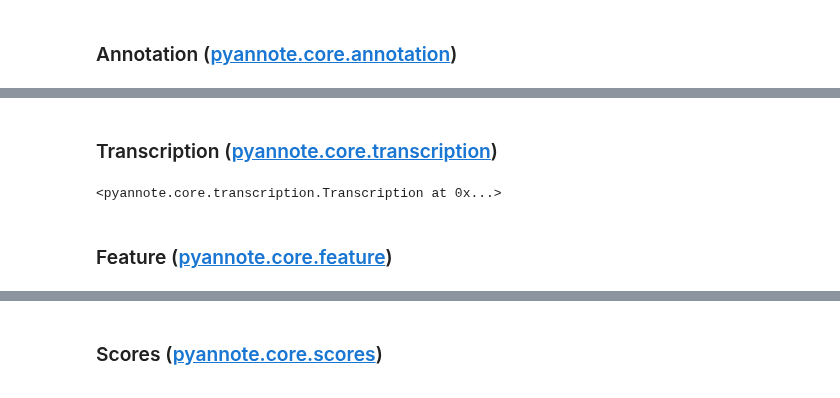
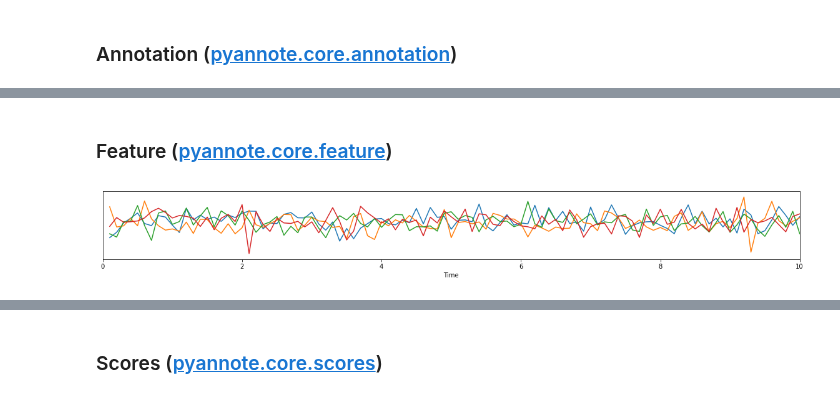
Before and after one commit to pyannote/pyannote-core, a Jupyter notebook: notebook/index.ipynb, the cells around one changed output, grey strips where cells are left out. Drawn from its saved outputs; the diff is of its cells as text; code cells hidden in the pictures.

Commit message:
BREAKING: remove Transcription class

```diff
--- a/notebook/index.ipynb
+++ b/notebook/index.ipynb
@@ -50,14 +50,3 @@ annotation
-# %% [markdown]
-### Transcription ([pyannote.core.transcription](pyannote.core.transcription.ipynb))
-# %%
-transcription = Transcription()
-transcription.add_edge(T(1), T(5), speech='Hi Jack', speaker='John')
-transcription.add_edge(T(5), T(6))
-transcription.add_edge(T(6), T(8), speech='Hello John', speaker='Jack')
-transcription.add_edge(T(1), T(8), summary='Jack meets John')
-transcription
-# %% [output]
-<pyannote.core.transcription.Transcription at 0x...>
 # %% [markdown]
 ### Feature ([pyannote.core.feature](pyannote.core.feature.ipynb))
 # %%
@@ -65,6 +54,10 @@ transcription
 frame = SlidingWindow(start=0.0, step=0.100, duration=0.200)
 data = np.random.randn(100, 4)
 features = SlidingWindowFeature(data, frame)
+# %%
+features
+# %% [output]
+[figure, added]
 # %%
 features.crop(Segment(2, 3))
 # %% [output]
```
Also changed, not shown: parts of 5 cells of this notebook, 6 other files.
